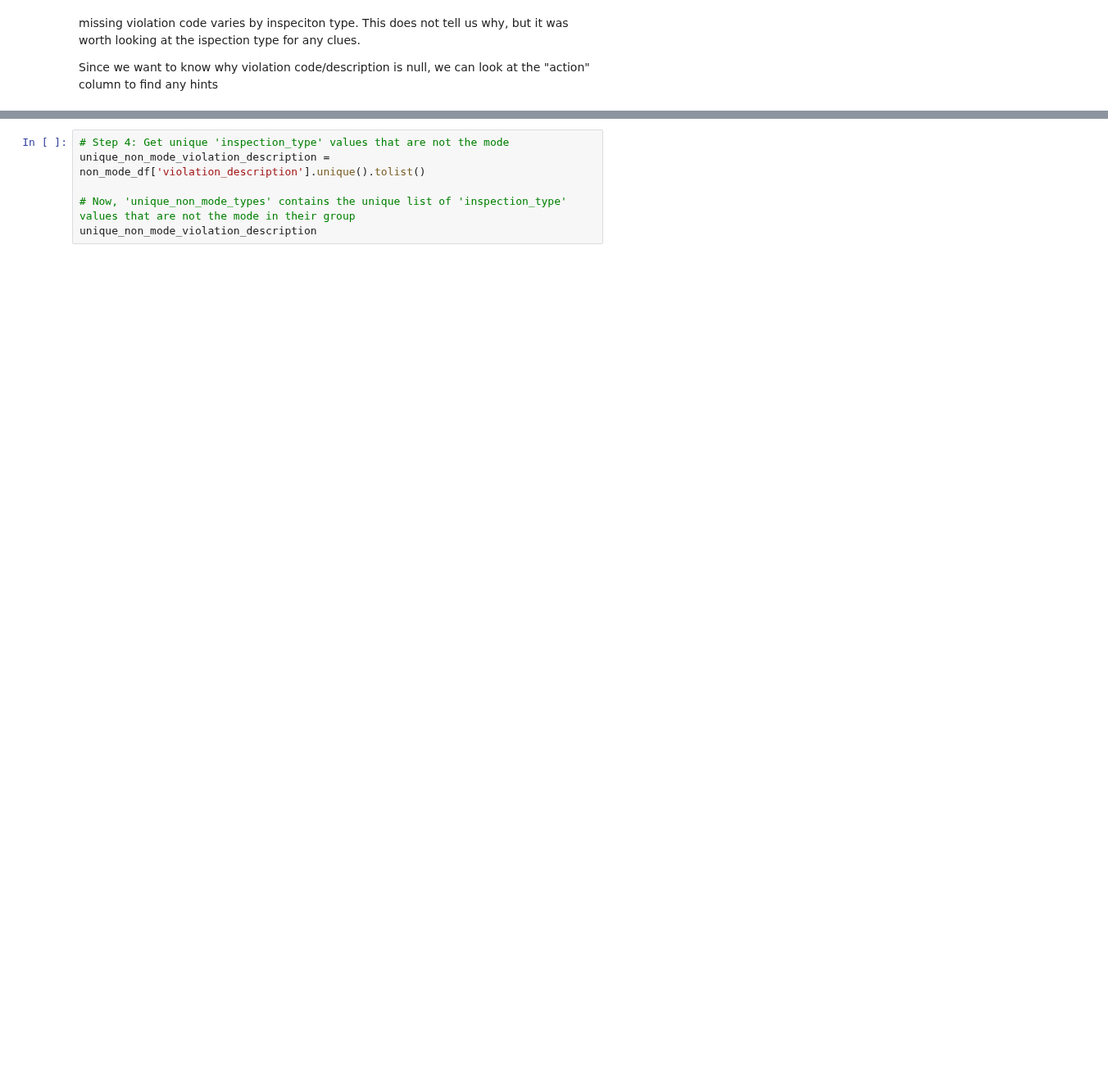
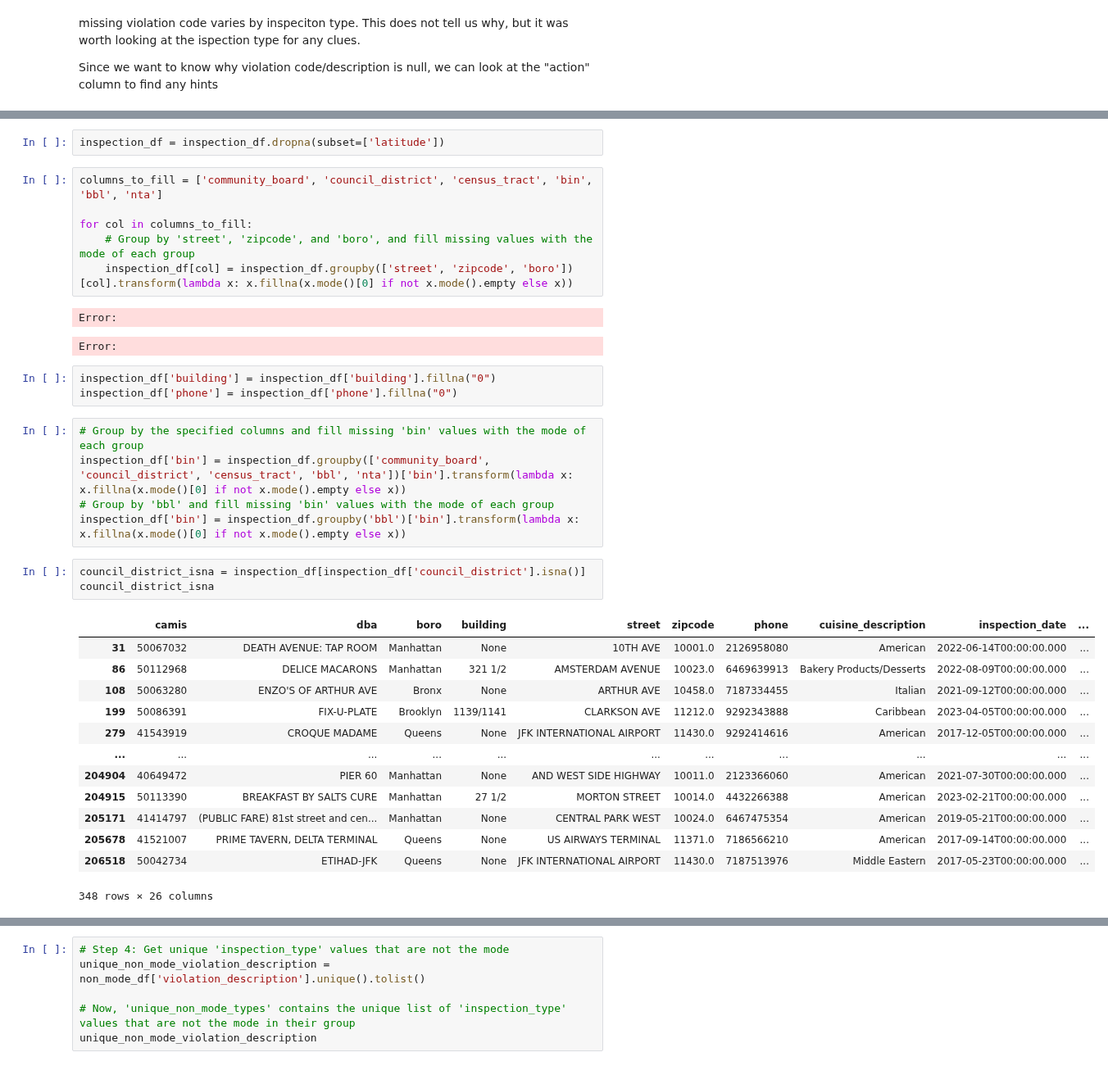
Before and after one commit to Somerville-2023/New-York-health-Inspection-Prediction, a Jupyter notebook: john-folder/api_gplaces/place_and_reviews/john_explore.ipynb, the cells around one changed output, grey strips where cells are left out. Shown at 82% size. Drawn from its saved outputs; the diff is of its cells as text; blank space fills up the shorter version.

```diff
--- a/john-folder/api_gplaces/place_and_reviews/john_explore.ipynb
+++ b/john-folder/api_gplaces/place_and_reviews/john_explore.ipynb
@@ -239 +550,37 @@ null_violation_count.sum()
+# %%
+inspection_df = inspection_df.dropna(subset=['latitude'])
+# %%
+columns_to_fill = ['community_board', 'council_district', 'census_tract', 'bin', 'bbl', 'nta']
+
+for col in columns_to_fill:
+    # Group by 'street', 'zipcode', and 'boro', and fill missing values with the mode of each group
+    inspection_df[col] = inspection_df.groupby(['street', 'zipcode', 'boro'])[col].transform(lambda x: x.fillna(x.mode()[0] if not x.mode().empty else x))
+# %% [output]
+Error:
+Error:
+# %%
+inspection_df['building'] = inspection_df['building'].fillna("0")
+inspection_df['phone'] = inspection_df['phone'].fillna("0")
+# %%
+# Group by the specified columns and fill missing 'bin' values with the mode of each group
+inspection_df['bin'] = inspection_df.groupby(['community_board', 'council_district', 'census_tract', 'bbl', 'nta'])['bin'].transform(lambda x: x.fillna(x.mode()[0] if not x.mode().empty else x))
+# Group by 'bbl' and fill missing 'bin' values with the mode of each group
+inspection_df['bin'] = inspection_df.groupby('bbl')['bin'].transform(lambda x: x.fillna(x.mode()[0] if not x.mode().empty else x))
+# %%
+council_district_isna = inspection_df[inspection_df['council_district'].isna()]
+council_district_isna
+# %% [output]
+|  | camis | dba | boro | building | street | zipcode | phone | cuisine_description | inspection_date | ... |
+| 31 | 50067032 | DEATH AVENUE: TAP ROOM | Manhattan | None | 10TH AVE | 10001.0 | 2126958080 | American | 2022-06-14T00:00:00.000 | ... |
+| 86 | 50112968 | DELICE MACARONS | Manhattan | 321 1/2 | AMSTERDAM AVENUE | 10023.0 | 6469639913 | Bakery Products/Desserts | 2022-08-09T00:00:00.000 | ... |
+| 108 | 50063280 | ENZO'S OF ARTHUR AVE | Bronx | None | ARTHUR AVE | 10458.0 | 7187334455 | Italian | 2021-09-12T00:00:00.000 | ... |
+| 199 | 50086391 | FIX-U-PLATE | Brooklyn | 1139/1141 | CLARKSON AVE | 11212.0 | 9292343888 | Caribbean | 2023-04-05T00:00:00.000 | ... |
+| 279 | 41543919 | CROQUE MADAME | Queens | None | JFK INTERNATIONAL AIRPORT | 11430.0 | 9292414616 | American | 2017-12-05T00:00:00.000 | ... |
+| ... | ... | ... | ... | ... | ... | ... | ... | ... | ... | ... |
+| 204904 | 40649472 | PIER 60 | Manhattan | None | AND WEST SIDE HIGHWAY | 10011.0 | 2123366060 | American | 2021-07-30T00:00:00.000 | ... |
+| 204915 | 50113390 | BREAKFAST BY SALTS CURE | Manhattan | 27 1/2 | MORTON STREET | 10014.0 | 4432266388 | American | 2023-02-21T00:00:00.000 | ... |
+| 205171 | 41414797 | (PUBLIC FARE) 81st street and cen... | Manhattan | None | CENTRAL PARK WEST | 10024.0 | 6467475354 | American | 2019-05-21T00:00:00.000 | ... |
+| 205678 | 41521007 | PRIME TAVERN, DELTA TERMINAL | Queens | None | US AIRWAYS TERMINAL | 11371.0 | 7186566210 | American | 2017-09-14T00:00:00.000 | ... |
+| 206518 | 50042734 | ETIHAD-JFK | Queens | None | JFK INTERNATIONAL AIRPORT | 11430.0 | 7187513976 | Middle Eastern | 2017-05-23T00:00:00.000 | ... |
+348 rows × 26 columns
 # %% [markdown]
```
Also changed, not shown: parts of 50 cells of this notebook.
